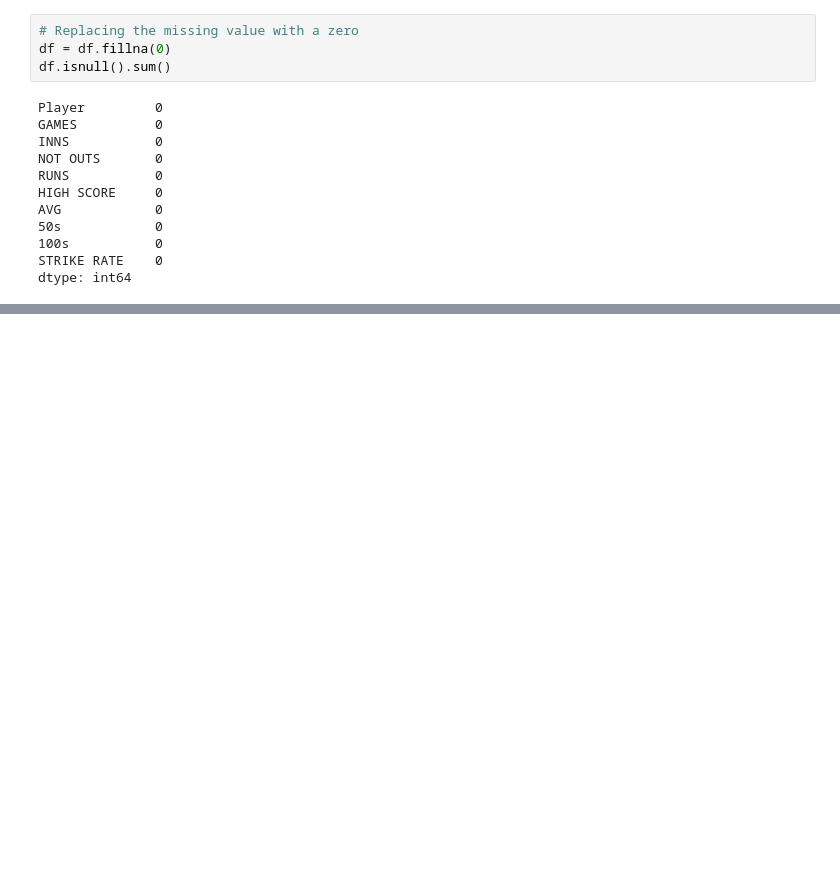
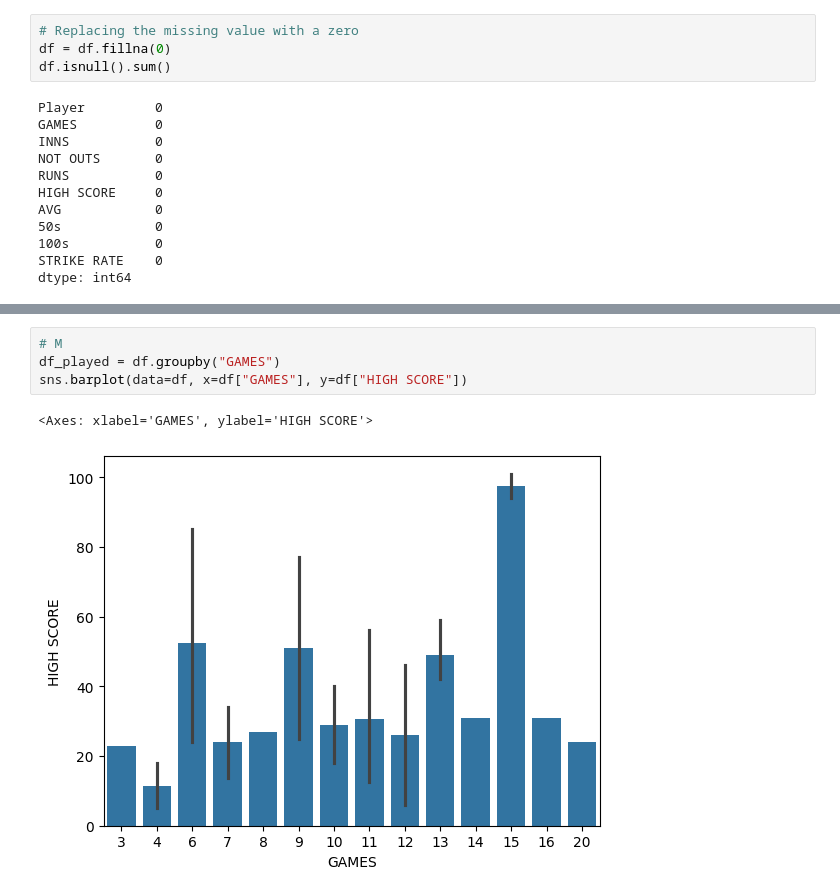
Before and after one commit to TobyDaines/GCCC-Player-Stats-Database, a Jupyter notebook: All Players.ipynb, the cells around one changed output, grey strips where cells are left out. Drawn from its saved outputs; the diff is of its cells as text; blank space fills up the shorter version.

Commit message:
Extra graph

```diff
--- a/All Players.ipynb
+++ b/All Players.ipynb
@@ -158,0 +159,7 @@ plt.show()
+# %%
+# M
+df_played = df.groupby("GAMES")
+sns.barplot(data=df, x=df["GAMES"], y=df["HIGH SCORE"])
+# %% [output]
+<Axes: xlabel='GAMES', ylabel='HIGH SCORE'>
+[figure, added]
```
Also changed, not shown: parts of 7 cells of this notebook.
